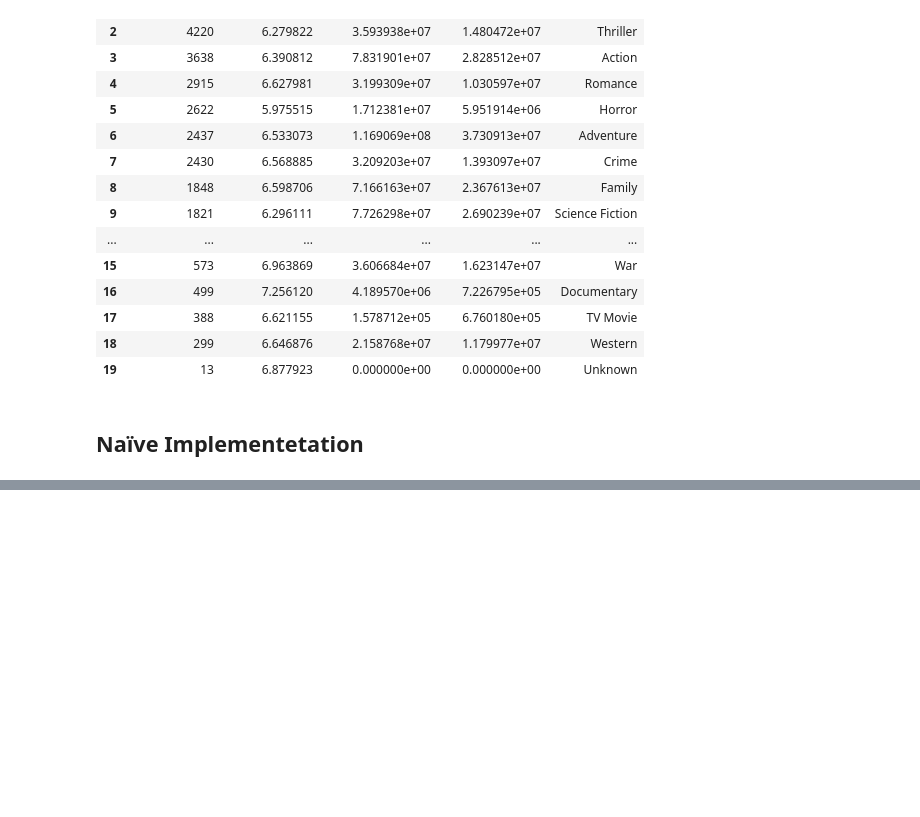
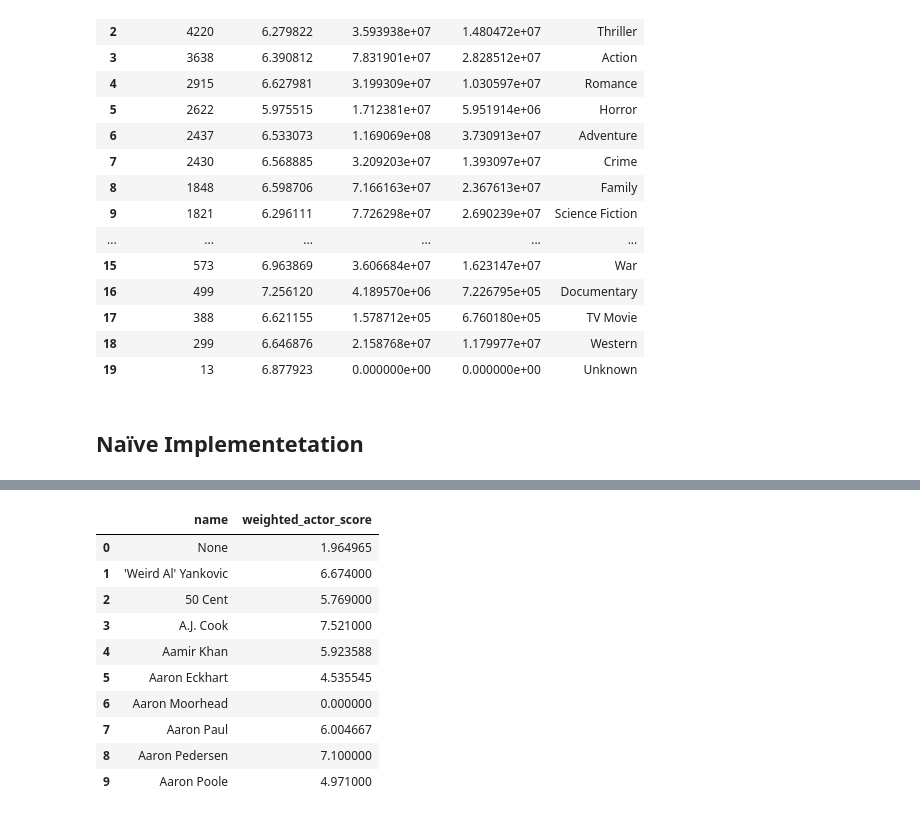
Before and after one commit to TunaConnoisseur/COMP30770-Big-Data, a Jupyter notebook: IMDB Notebook.ipynb, the cells around one changed output, grey strips where cells are left out. Cells and saved outputs as stored; diff of their text form; code cells hidden in the pictures; blank space fills up the shorter version.

```diff
--- a/IMDB Notebook.ipynb
+++ b/IMDB Notebook.ipynb
@@ -310,0 +321,14 @@ df.head(5)
+# %%
+weighted_actor_df.head(10)
+# %% [output]
+|  | name | weighted_actor_score |
+| 0 | None | 1.964965 |
+| 1 | 'Weird Al' Yankovic | 6.674000 |
+| 2 | 50 Cent | 5.769000 |
+| 3 | A.J. Cook | 7.521000 |
+| 4 | Aamir Khan | 5.923588 |
+| 5 | Aaron Eckhart | 4.535545 |
+| 6 | Aaron Moorhead | 0.000000 |
+| 7 | Aaron Paul | 6.004667 |
+| 8 | Aaron Pedersen | 7.100000 |
+| 9 | Aaron Poole | 4.971000 |
```
Also changed, not shown: parts of 9 cells of this notebook.
